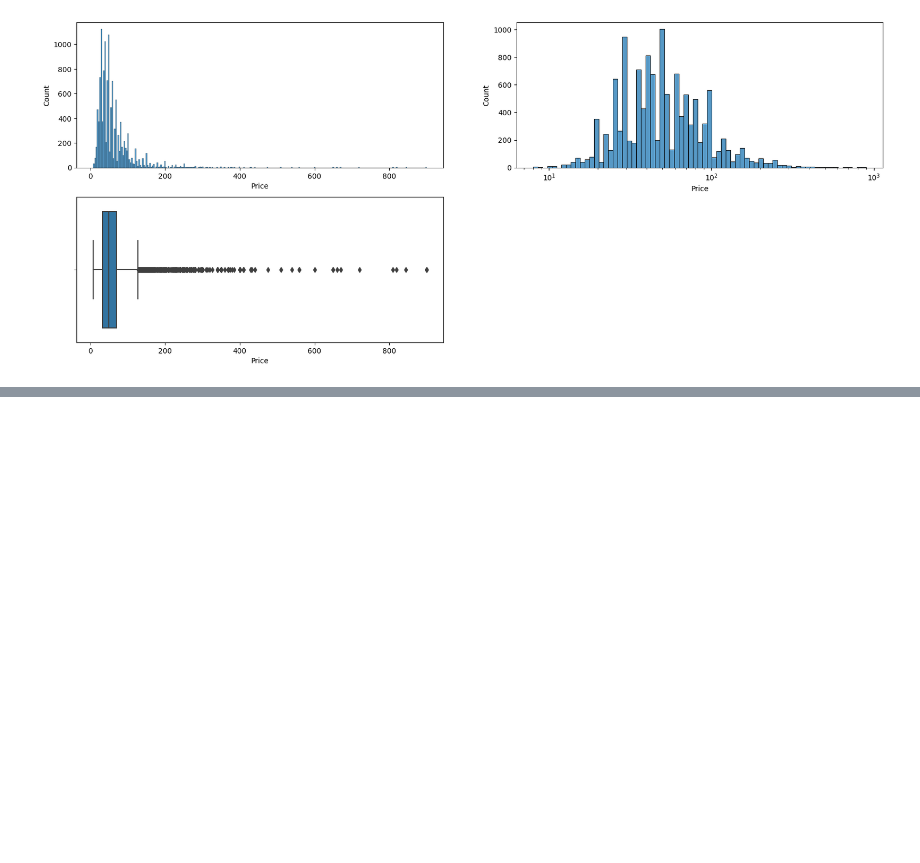
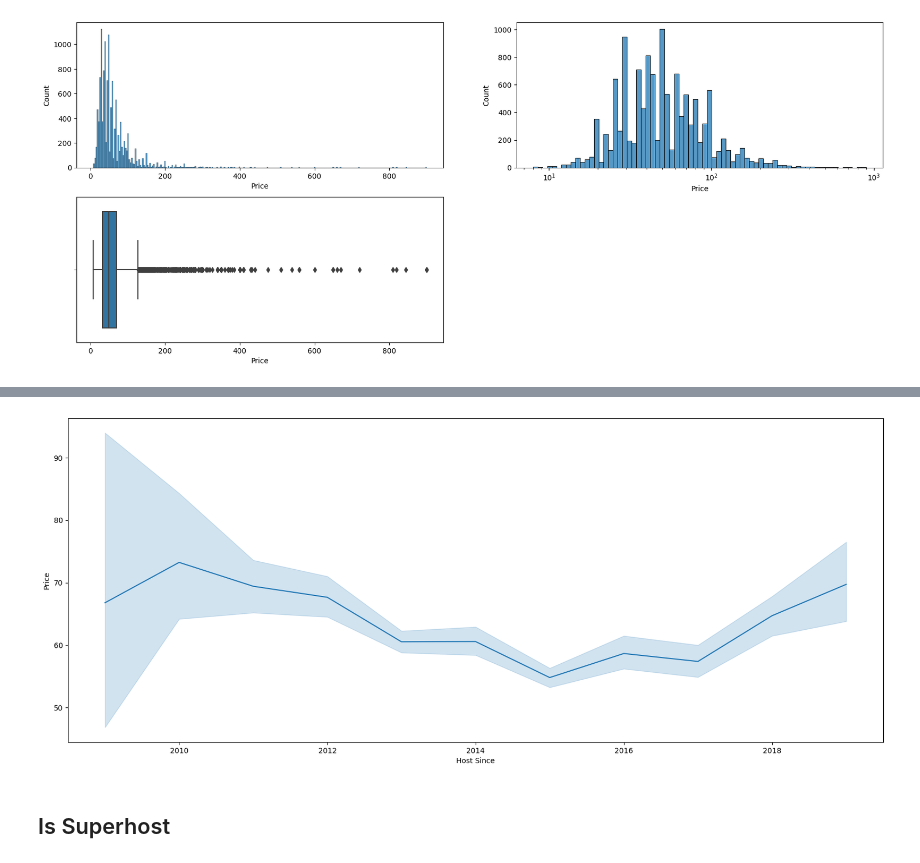
Before and after one commit to DanieleDidino/airbnb_berlin_price_prediction, a Jupyter notebook: 1_EDA.ipynb, the cells around one changed output, grey strips where cells are left out. Cells and saved outputs as stored; diff of their text form; code cells hidden in the pictures; blank space fills up the shorter version.

```diff
--- a/1_EDA.ipynb
+++ b/1_EDA.ipynb
@@ -444,2 +187,0 @@ Name: StateHoliday, dtype: int64
-# %%
-X_y_train.loc[X_y_train.StateHoliday==0.0, "StateHoliday"] = "0"
@@ -475,7 +187,0 @@ There are few data on holidays, we should merge `a`, `b` and `c`.
-# %%
-X_y_train["StateHoliday_merged"] = X_y_train["StateHoliday"].copy()
-print(X_y_train["StateHoliday_merged"].unique())
-X_y_train.loc[X_y_train.StateHoliday_merged=="0", "StateHoliday_merged"] = "NotHoliday"
-X_y_train.loc[X_y_train.StateHoliday_merged=="a", "StateHoliday_merged"] = "Holiday"
-X_y_train.loc[X_y_train.StateHoliday_merged=="b", "StateHoliday_merged"] = "Holiday"
-X_y_train.loc[X_y_train.StateHoliday_merged=="c", "StateHoliday_merged"] = "Holiday"
@@ -528,2 +187,0 @@ Name: SchoolHoliday, dtype: int64
-# %%
-X_y_train.loc[X_y_train.SchoolHoliday=="0", :] = 0.0
@@ -876,0 +212,13 @@ Index(['Date', 'Store', 'DayOfWeek', 'Sales', 'Customers', 'Open', 'Promo',
+# %%
+date2 = pd.to_datetime(X_y_train["Host Since"], format="%Y-%m-%d") # format="%d/%m/%Y"
+# month = date2.dt.month
+year = date2.dt.year
+# day = date2.dt.day
+# %%
+plt.figure(figsize=(20, 8))
+sns.lineplot(x=year, y="Price", data=X_y_train)
+plt.show()
+# %% [output]
+[figure, added]
+# %% [markdown]
+## Is Superhost
```
Also changed, not shown: parts of 104 cells of this notebook.
